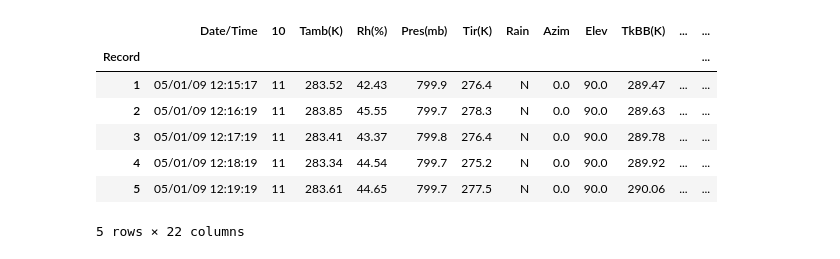
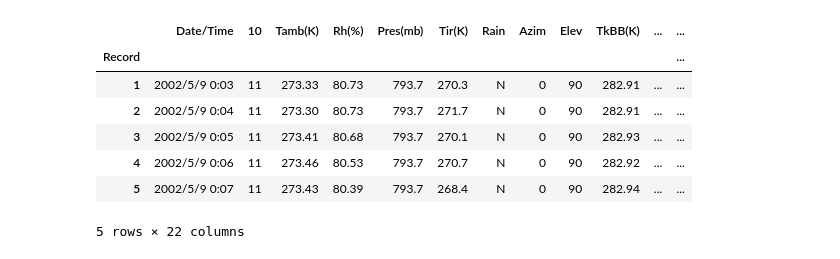
Before and after one commit to Jacob045/Code-for-Graduation-Project, a Jupyter notebook: Machine Learning/Moving average.ipynb, the cells around one changed output. Drawn from its saved outputs; the diff is of its cells as text; code cells hidden in the pictures.

```diff
--- a/Machine Learning/Moving average.ipynb
+++ b/Machine Learning/Moving average.ipynb
@@ -3,16 +3,16 @@ import pandas as pd
 import numpy as np
 import matplotlib.pyplot as plt
 # %%
-lv1_08 = pd.read_csv(r'I:\Data\Personal Data\graduation project\SACOL\microwave\2009\200905\2009-05-01_12-13-20_lv1.csv',index_col='Record',)
-lv1_08.drop(['Unnamed: 23'],axis=1,inplace=True)
-lv1_08.head(5)
+lv1_data = pd.read_csv(r'I:\Data\Personal Data\graduation project\SACOL\microwave\\2009\200902\2009-02-05_00-02-03_lv1.csv',index_col='Record',)
+# lv1_data.drop(['Unnamed: 23'],axis=1,inplace=True)
+lv1_data.head(5)
 # %% [output]
 |  | Date/Time | 10 | Tamb(K) | Rh(%) | Pres(mb) | Tir(K) | Rain | Azim | Elev | TkBB(K) | ... | ... |
 | Record |  |  |  |  |  |  |  |  |  |  |  | ... |
-| 1 | 05/01/09 12:15:17 | 11 | 283.52 | 42.43 | 799.9 | 276.4 | N | 0.0 | 90.0 | 289.47 | ... | ... |
-| 2 | 05/01/09 12:16:19 | 11 | 283.85 | 45.55 | 799.7 | 278.3 | N | 0.0 | 90.0 | 289.63 | ... | ... |
-| 3 | 05/01/09 12:17:19 | 11 | 283.41 | 43.37 | 799.8 | 276.4 | N | 0.0 | 90.0 | 289.78 | ... | ... |
-| 4 | 05/01/09 12:18:19 | 11 | 283.34 | 44.54 | 799.7 | 275.2 | N | 0.0 | 90.0 | 289.92 | ... | ... |
-| 5 | 05/01/09 12:19:19 | 11 | 283.61 | 44.65 | 799.7 | 277.5 | N | 0.0 | 90.0 | 290.06 | ... | ... |
+| 1 | 2002/5/9 0:03 | 11 | 273.33 | 80.73 | 793.7 | 270.3 | N | 0 | 90 | 282.91 | ... | ... |
+| 2 | 2002/5/9 0:04 | 11 | 273.30 | 80.73 | 793.7 | 271.7 | N | 0 | 90 | 282.91 | ... | ... |
+| 3 | 2002/5/9 0:05 | 11 | 273.41 | 80.68 | 793.7 | 270.1 | N | 0 | 90 | 282.93 | ... | ... |
+| 4 | 2002/5/9 0:06 | 11 | 273.46 | 80.53 | 793.7 | 270.7 | N | 0 | 90 | 282.92 | ... | ... |
+| 5 | 2002/5/9 0:07 | 11 | 273.43 | 80.39 | 793.7 | 268.4 | N | 0 | 90 | 282.94 | ... | ... |
 5 rows × 22 columns
 # %%
```
Also changed, not shown: parts of 1 cell of this notebook, 5 other files.
